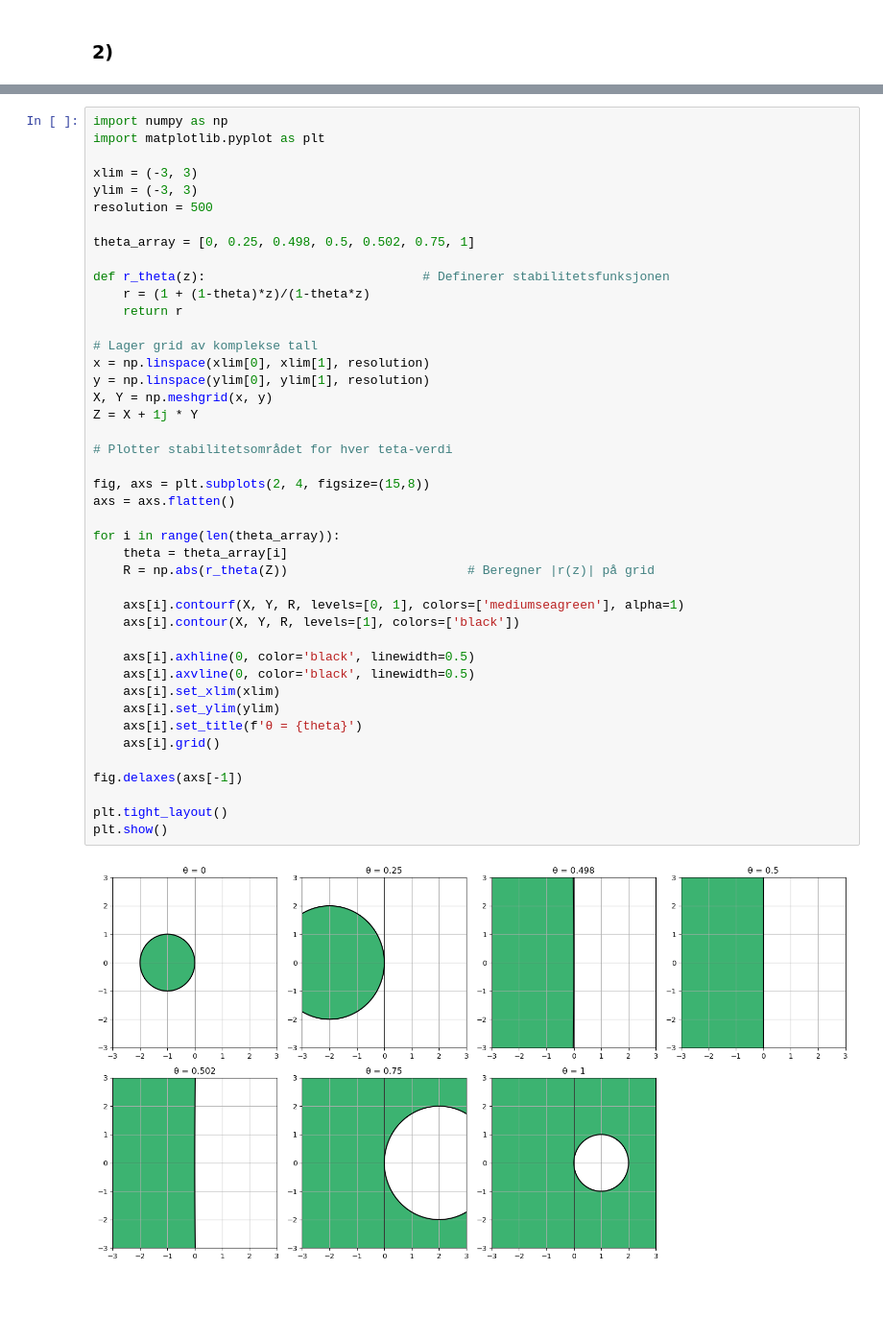
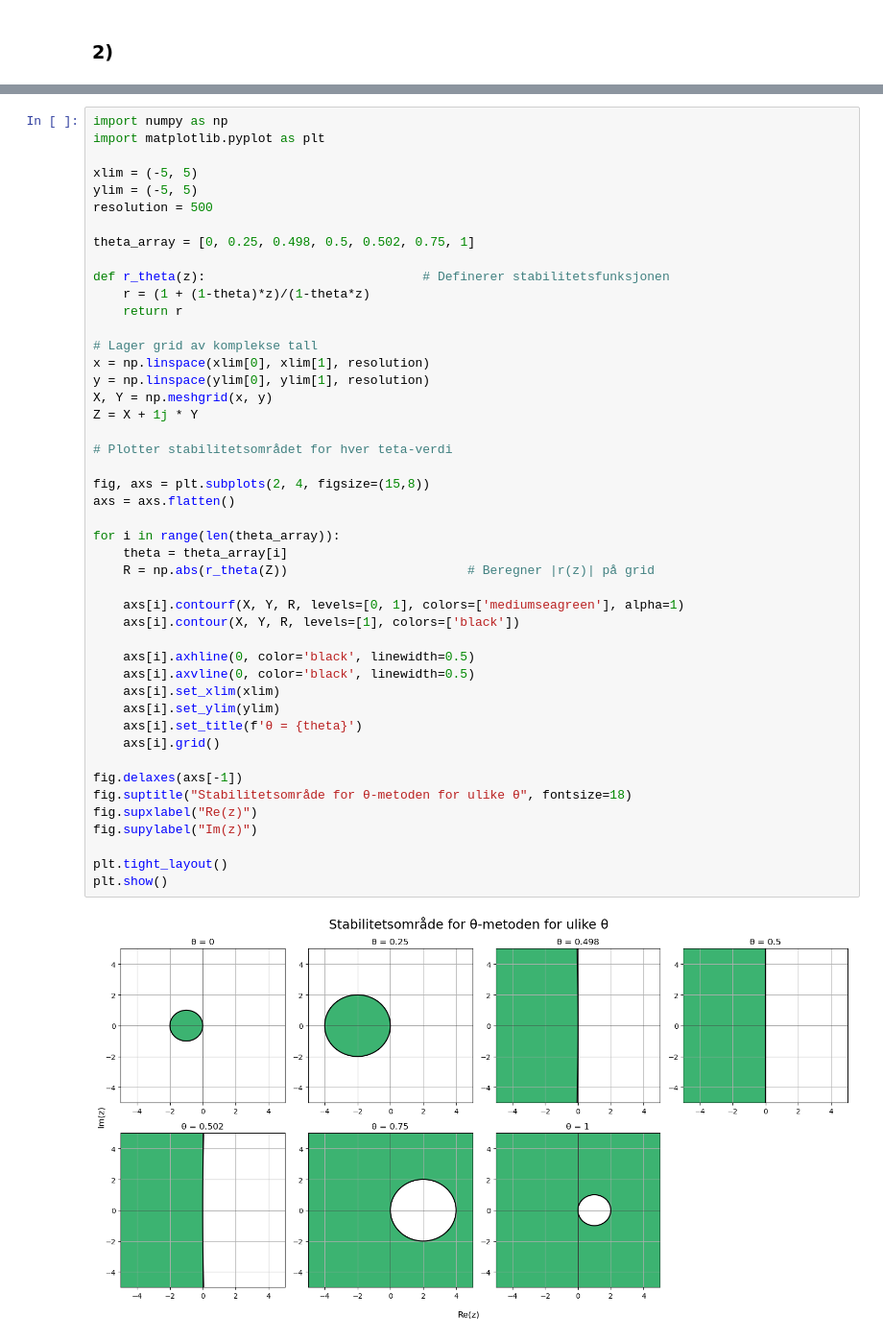
Before and after one commit to marieke-vaske/VitBer-InMat, a Jupyter notebook: Task3.ipynb, the cells around one changed output, grey strips where cells are left out. Shown: that part at 96% size. Cells and saved outputs as stored; diff of their text form; blank space fills up the shorter version.

```diff
--- a/Task3.ipynb
+++ b/Task3.ipynb
@@ -165,8 +170,8 @@ FORKLARE DETTE MER?
 import numpy as np
 import matplotlib.pyplot as plt
 
-xlim = (-3, 3)
-ylim = (-3, 3)
+xlim = (-5, 5)
+ylim = (-5, 5)
 resolution = 500
 
 theta_array = [0, 0.25, 0.498, 0.5, 0.502, 0.75, 1]
@@ -178,31 +183,34 @@ def r_theta(z):                             # Definerer stabilitetsfunksjonen
 # Lager grid av komplekse tall
 x = np.linspace(xlim[0], xlim[1], resolution)
 y = np.linspace(ylim[0], ylim[1], resolution)
 X, Y = np.meshgrid(x, y)
 Z = X + 1j * Y
 
 # Plotter stabilitetsområdet for hver teta-verdi
 
 fig, axs = plt.subplots(2, 4, figsize=(15,8))
 axs = axs.flatten()
 
 for i in range(len(theta_array)):
     theta = theta_array[i]
     R = np.abs(r_theta(Z))                        # Beregner |r(z)| på grid
 
     axs[i].contourf(X, Y, R, levels=[0, 1], colors=['mediumseagreen'], alpha=1)
     axs[i].contour(X, Y, R, levels=[1], colors=['black'])
 
     axs[i].axhline(0, color='black', linewidth=0.5)
     axs[i].axvline(0, color='black', linewidth=0.5)
     axs[i].set_xlim(xlim)
     axs[i].set_ylim(ylim)
     axs[i].set_title(f'θ = {theta}')
     axs[i].grid()
 
 fig.delaxes(axs[-1])
+fig.suptitle("Stabilitetsområde for θ-metoden for ulike θ", fontsize=18)
+fig.supxlabel("Re(z)")
+fig.supylabel("Im(z)")
 
 plt.tight_layout()
 plt.show()
 # %% [output]
-[figure, old version]
+[figure, new version]
```
Also changed, not shown: parts of 4 cells of this notebook.
